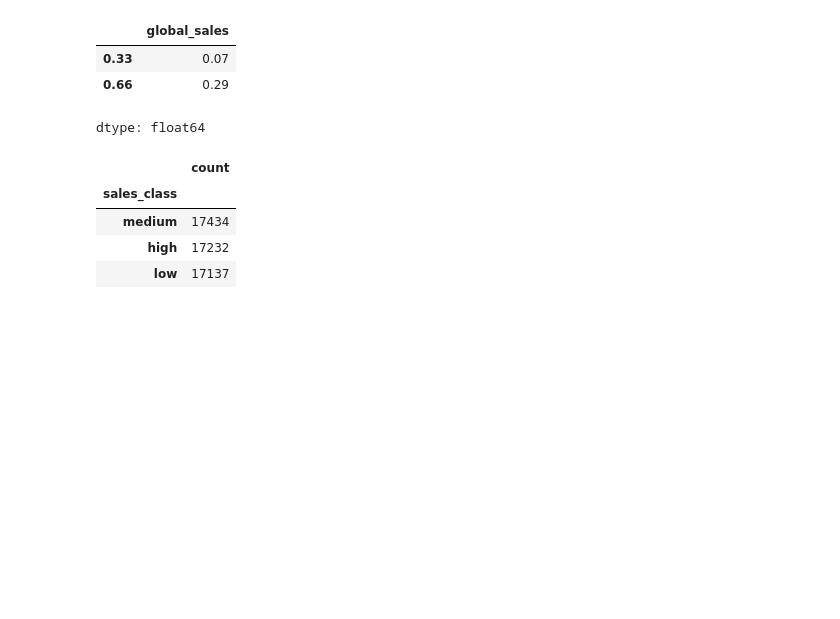
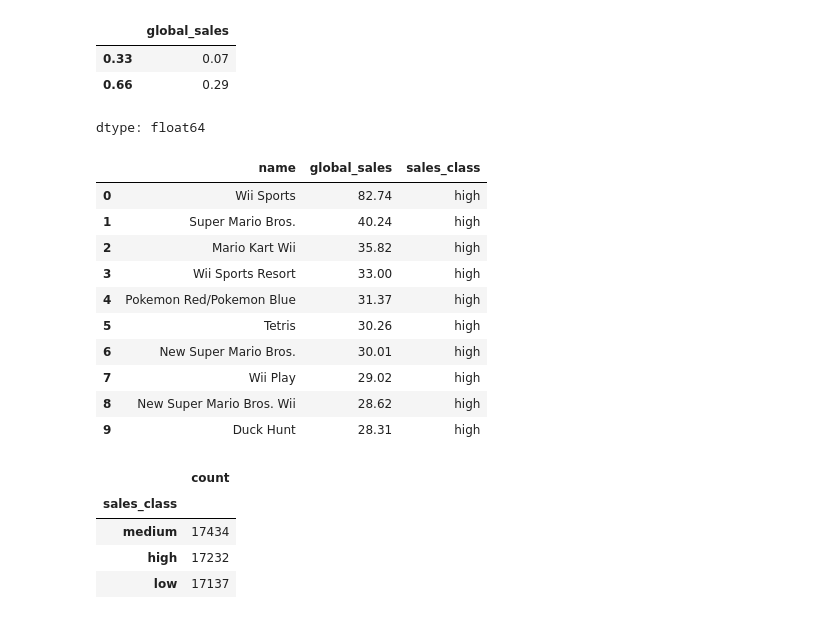
Before and after one commit to mevhibekok/GameVestAI, a Jupyter notebook: notebooks/eda.ipynb, the cells around one changed output. Drawn from its saved outputs; the diff is of its cells as text; code cells hidden in the pictures; blank space fills up the shorter version.

```diff
--- a/notebooks/eda.ipynb
+++ b/notebooks/eda.ipynb
@@ -665,13 +665,13 @@ plt.show()
 # %% [output]
 [figure]
 # %%
-#df_copy = final_df.copy()
+model_df = final_df.copy()
 # %%
-#import pandas as pd
-#import numpy as np
+import pandas as pd
+import numpy as np
 
-#sales_cols = ['global_sales', 'na_sales', 'eu_sales', 'jp_sales']
+sales_cols = ['global_sales', 'na_sales', 'eu_sales', 'jp_sales']
 
-#for col in sales_cols:
-#    df_copy[col] = pd.to_numeric(df[col], errors='coerce')
+for col in sales_cols:
+   model_df[col] = pd.to_numeric(model_df[col], errors='coerce')
 # %%
@@ -695,18 +695,30 @@ dtype: float64
 | 0.66 | 0.29 |
 dtype: float64
 # %%
-#q1 = df_copy['global_sales'].quantile(0.33)
-#q2 = df_copy['global_sales'].quantile(0.66)
+q1 = model_df['global_sales'].quantile(0.33)
+q2 = model_df['global_sales'].quantile(0.66)
 
-#def sales_class(x):
-#     if x <= q1:
-#         return 'low'
-#     elif x <= q2:
-#         return 'medium'
-#     else:
-#         return 'high'
+def sales_class(x):
+     if x <= q1:
+         return 'low'
+     elif x <= q2:
+         return 'medium'
+     else:
+         return 'high'
 
-# df_copy['sales_class'] = df_copy['global_sales'].apply(sales_class)
+model_df['sales_class'] = model_df['global_sales'].apply(sales_class)
 # %%
-# df_copy[['name', 'global_sales', 'sales_class']].head(10)
+model_df[['name', 'global_sales', 'sales_class']].head(10)
+# %% [output]
+|  | name | global_sales | sales_class |
+| 0 | Wii Sports | 82.74 | high |
+| 1 | Super Mario Bros. | 40.24 | high |
+| 2 | Mario Kart Wii | 35.82 | high |
+| 3 | Wii Sports Resort | 33.00 | high |
+| 4 | Pokemon Red/Pokemon Blue | 31.37 | high |
+| 5 | Tetris | 30.26 | high |
+| 6 | New Super Mario Bros. | 30.01 | high |
+| 7 | Wii Play | 29.02 | high |
+| 8 | New Super Mario Bros. Wii | 28.62 | high |
+| 9 | Duck Hunt | 28.31 | high |
 # %%
```
Also changed, not shown: parts of 27 cells of this notebook.
